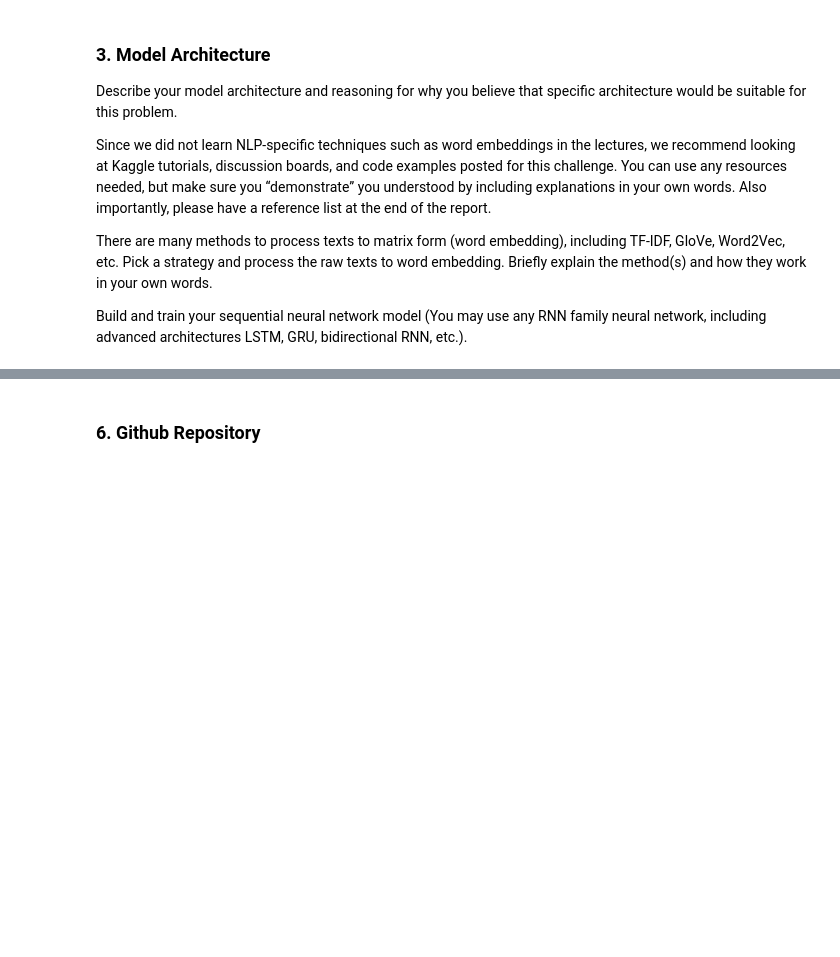
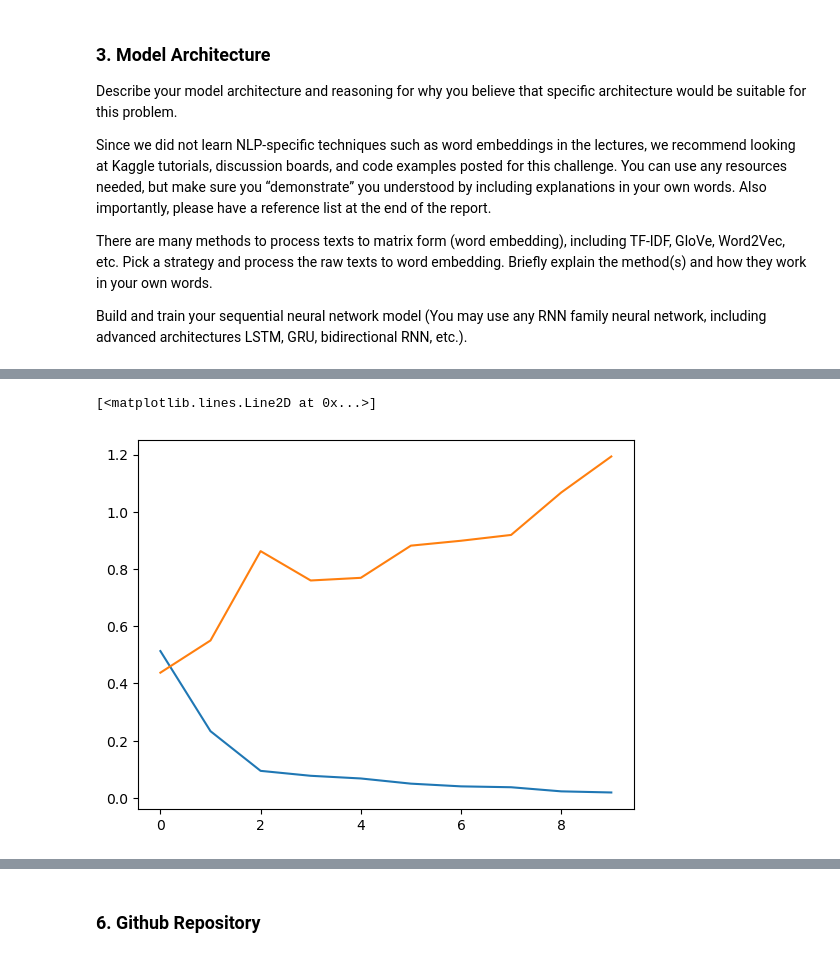
Before and after one commit to alezulu73/RNNWeek4Assigment, a Jupyter notebook: NLP with Disaster Tweets.ipynb, the cells around one changed output, grey strips where cells are left out. Cells and saved outputs as stored; diff of their text form; code cells hidden in the pictures; blank space fills up the shorter version.

```diff
--- a/NLP with Disaster Tweets.ipynb
+++ b/NLP with Disaster Tweets.ipynb
@@ -22,0 +359,15 @@ Build and train your sequential neural network model (You may use any RNN family
+# %%
+def vectorize_text(text, label):
+    text = tf.expand_dims(text, -1)
+    return vectorize_layer(text), label
+
+
+# Vectorize the data.
+train_ds =train_data.map(vectorize_text)
+val_ds = val_data.map(vectorize_text)
+all_ds = train_all.map(vectorize_text)
+
+# Do async prefetching / buffering of the data for best performance on GPU.
+train_ds = train_ds.cache().prefetch(buffer_size=10)
+val_ds = val_ds.cache().prefetch(buffer_size=10)
+all_ds = all_ds.cache().prefetch(buffer_size=10)
@@ -22,0 +398,11 @@ Build and train your sequential neural network model (You may use any RNN family
+# %%
+embedding_dim = 128
+units = 128
+
+model = Sequential()
+model.add(tf.keras.Input(shape=(max_len,), dtype="int64"))
+model.add(Embedding(input_dim = max_features + 1, output_dim = embedding_dim, input_length = max_len))
+model.add(LSTM(units=units))
+model.add(Dense(500, activation="relu"))
+model.add(Dropout(0.5))
+model.add(Dense(1,activation='sigmoid'))
@@ -23,2 +433,4 @@ Build and train your sequential neural network model (You may use any RNN family
+# %%
+model.compile(loss="binary_crossentropy", optimizer="adam", metrics=["accuracy"])
 # %% [markdown]
 ### 4. Results and Analysis
@@ -28,0 +439,2 @@ Includes results with tables and figures. There is an analysis of why or why not
+# %%
+hist = model.fit(train_ds, batch_size=batch_size, epochs=10, validation_data=val_ds)
@@ -28,0 +462,6 @@ Includes results with tables and figures. There is an analysis of why or why not
+# %%
+plt.plot(hist.history['loss'])
+plt.plot(hist.history['val_loss'])
+# %% [output]
+[<matplotlib.lines.Line2D at 0x...>]
+[figure, added]
```
Also changed, not shown: parts of 68 cells of this notebook, 2 other files.
